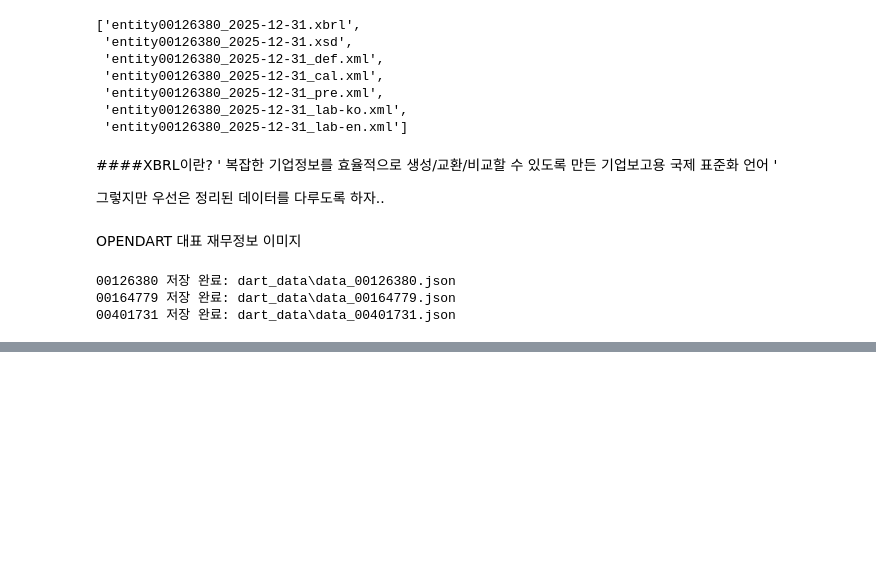
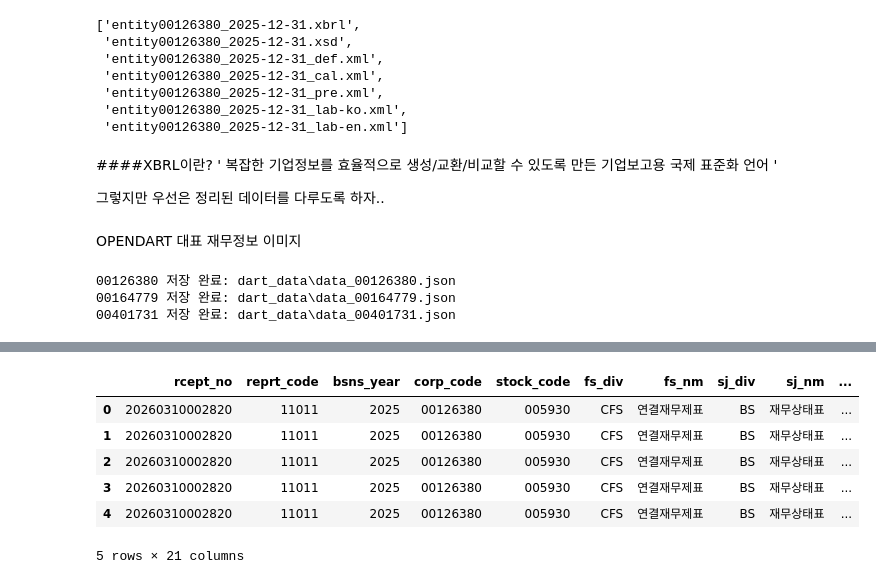
Before and after one commit to daonkim462/FinanceSeminar, a Jupyter notebook: Finance_seminar.ipynb, the cells around one changed output, grey strips where cells are left out. Saved outputs shown, nothing was run; the diff lists cells and outputs as text; code cells hidden in the pictures; blank space fills up the shorter version.

Commit message:
add new financial report data for multiple corporations in JSON format

```diff
--- a/Finance_seminar.ipynb
+++ b/Finance_seminar.ipynb
@@ -139,0 +142,6 @@ for corp_code in corp_codes:
+# %%
+import glob
+
+file_paths = glob.glob("dart_data/*.json")
+
+file_paths
@@ -139,0 +208,10 @@ for corp_code in corp_codes:
+# %%
+# 하나의 리스트로 만들기
+all_items = []
+
+for file_path in file_paths:
+    with open(file_path, "r", encoding="utf-8") as f:
+        data = json.load(f)
+
+    if data["status"] == "000":
+        all_items.extend(data["list"])
@@ -139,0 +238,13 @@ for corp_code in corp_codes:
+# %%
+# pandas DataFrame 만들기
+df = pd.DataFrame(all_items)
+
+df.head()
+# %% [output]
+|  | rcept_no | reprt_code | bsns_year | corp_code | stock_code | fs_div | fs_nm | sj_div | sj_nm | ... |
+| 0 | 20260310002820 | 11011 | 2025 | 00126380 | 005930 | CFS | 연결재무제표 | BS | 재무상태표 | ... |
+| 1 | 20260310002820 | 11011 | 2025 | 00126380 | 005930 | CFS | 연결재무제표 | BS | 재무상태표 | ... |
+| 2 | 20260310002820 | 11011 | 2025 | 00126380 | 005930 | CFS | 연결재무제표 | BS | 재무상태표 | ... |
+| 3 | 20260310002820 | 11011 | 2025 | 00126380 | 005930 | CFS | 연결재무제표 | BS | 재무상태표 | ... |
+| 4 | 20260310002820 | 11011 | 2025 | 00126380 | 005930 | CFS | 연결재무제표 | BS | 재무상태표 | ... |
+5 rows × 21 columns
```
Also changed, not shown: parts of 25 cells of this notebook, 3 other files.
